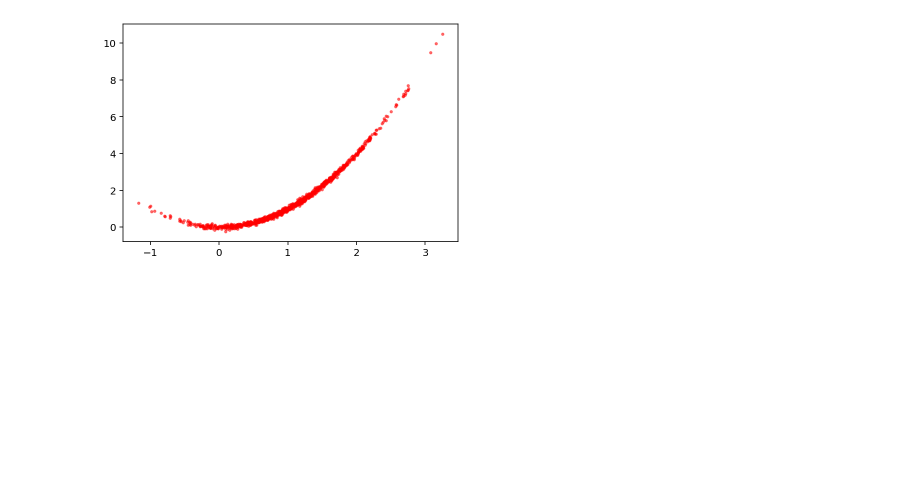
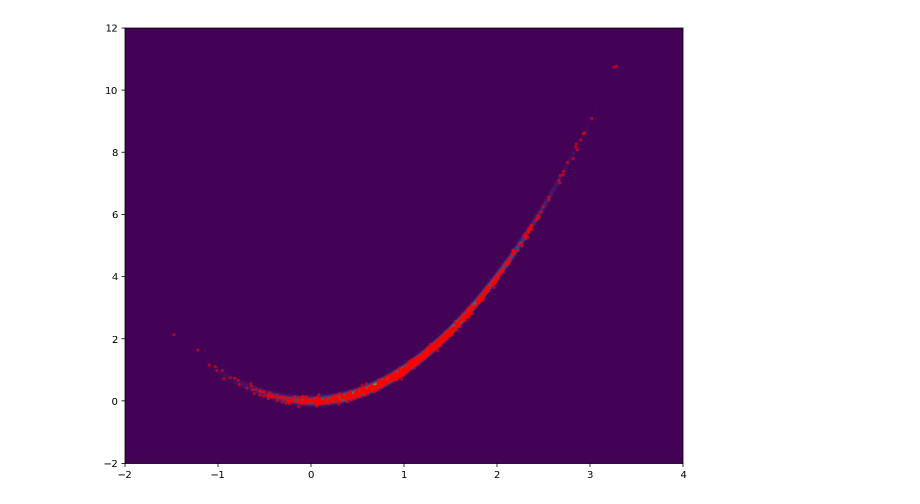
Before and after one commit to adammoss/nnest, a Jupyter notebook: examples/likelihoods/example.ipynb, the cells around one changed output. Cells and saved outputs as stored; diff of their text form; code cells hidden in the pictures; blank space fills up the shorter version.

```diff
--- a/examples/likelihoods/example.ipynb
+++ b/examples/likelihoods/example.ipynb
@@ -12,14 +12,27 @@ from nnest.priors import *
 # %%
 %matplotlib inline
 %config InlineBackend.figure_format = 'retina'
+# %%
+def plot_likelihood(like, prior, plot_samples=True, plot_like=True, n=200):
+    plt.figure(figsize=(10,8))
+    if plot_like:
+        xx = np.linspace(prior.minimum[0], prior.maximum[0], n)
+        yy = np.linspace(prior.minimum[1], prior.maximum[1], n)
+        likes = np.zeros((n, n))
+        for i in range(n):
+            for j in range(n):
+                likes[i,j] = np.exp(like([xx[i], yy[j]]))
+        plt.contourf(xx, yy, likes.T, levels=100)
+    if plot_samples:
+        samples = like.sample(prior, 1000)
+        plt.scatter(samples[:,0], samples[:,1], c='r', s=5, alpha=0.5)
+    plt.show()
 # %%
-prior = UniformPrior(2, -2, 12)
+prior = UniformPrior(2, [-2, -2], [4, 12])
 like = Rosenbrock(2)
-samples = like.sample(prior, 1000)
-plt.scatter(samples[:,0], samples[:,1], c='r', s=5, alpha=0.5)
-plt.show()
+plot_likelihood(like, prior)
 # %% [output]
-[figure, old version]
+[figure, new version]
 # %%
 prior = UniformPrior(2, -5, 5)
 like = Himmelblau(2)
```
Also changed, not shown: parts of 7 cells of this notebook, 7 other files.
